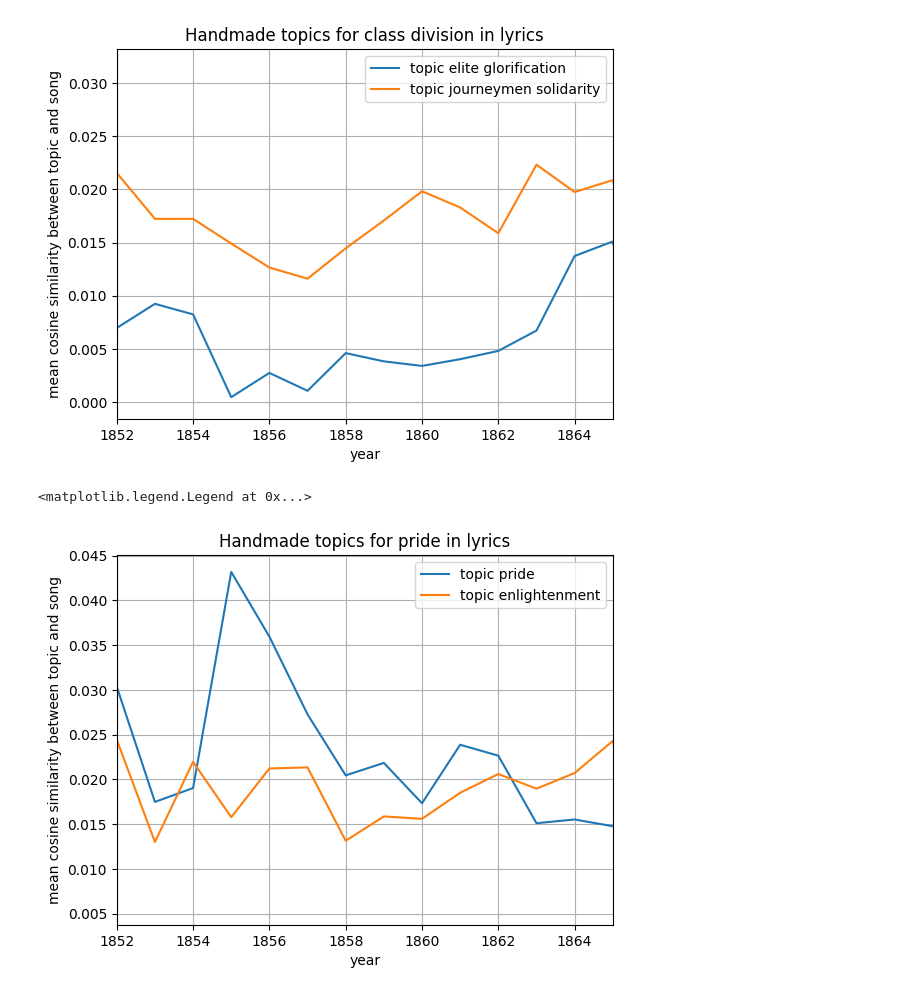
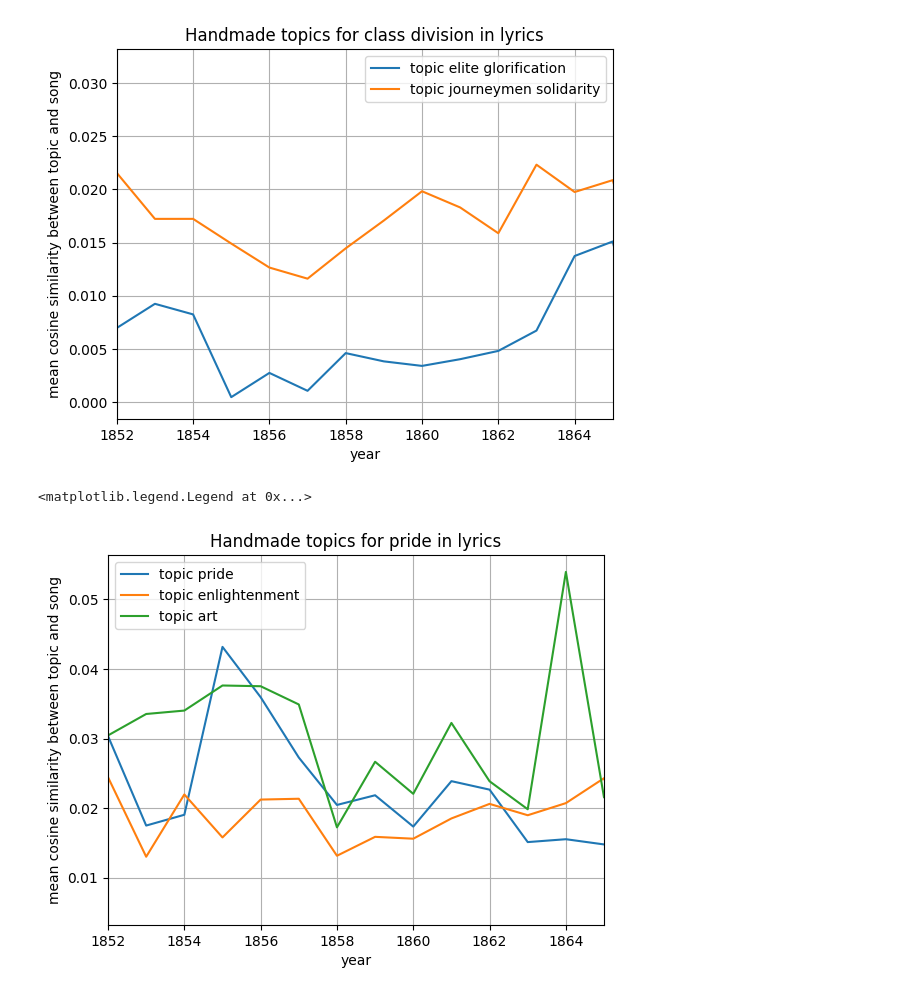
Before and after one commit to ivozandhuis/tv-liedjes, a Jupyter notebook: analysis/handmade-topics-tfidf.ipynb, the cells around one changed output. Cells and saved outputs as stored; diff of their text form; code cells hidden in the pictures.

```diff
--- a/analysis/handmade-topics-tfidf.ipynb
+++ b/analysis/handmade-topics-tfidf.ipynb
@@ -279,11 +274,11 @@ ax.legend(['topic elite glorification', 'topic journeymen solidarity'])
 # %%
 # Professional pride and honour
 ax = df['topic7'].plot(title="Handmade topics for pride in lyrics", xlim=(1852,1865), grid=True)
 ax = df['topic6'].plot(grid=True)
-# ax = df['topic5'].plot(grid=True)
+ax = df['topic5'].plot(grid=True)
 ax.set_ylabel('mean cosine similarity between topic and song')
 ax.set_xlabel('year')
-ax.legend(['topic pride', 'topic enlightenment'])
+ax.legend(['topic pride', 'topic enlightenment', 'topic art'])
 # %% [output]
 <matplotlib.legend.Legend at 0x...>
-[figure, old version]
+[figure, new version]
```
Also changed, not shown: parts of 7 cells of this notebook, 4 other files.
